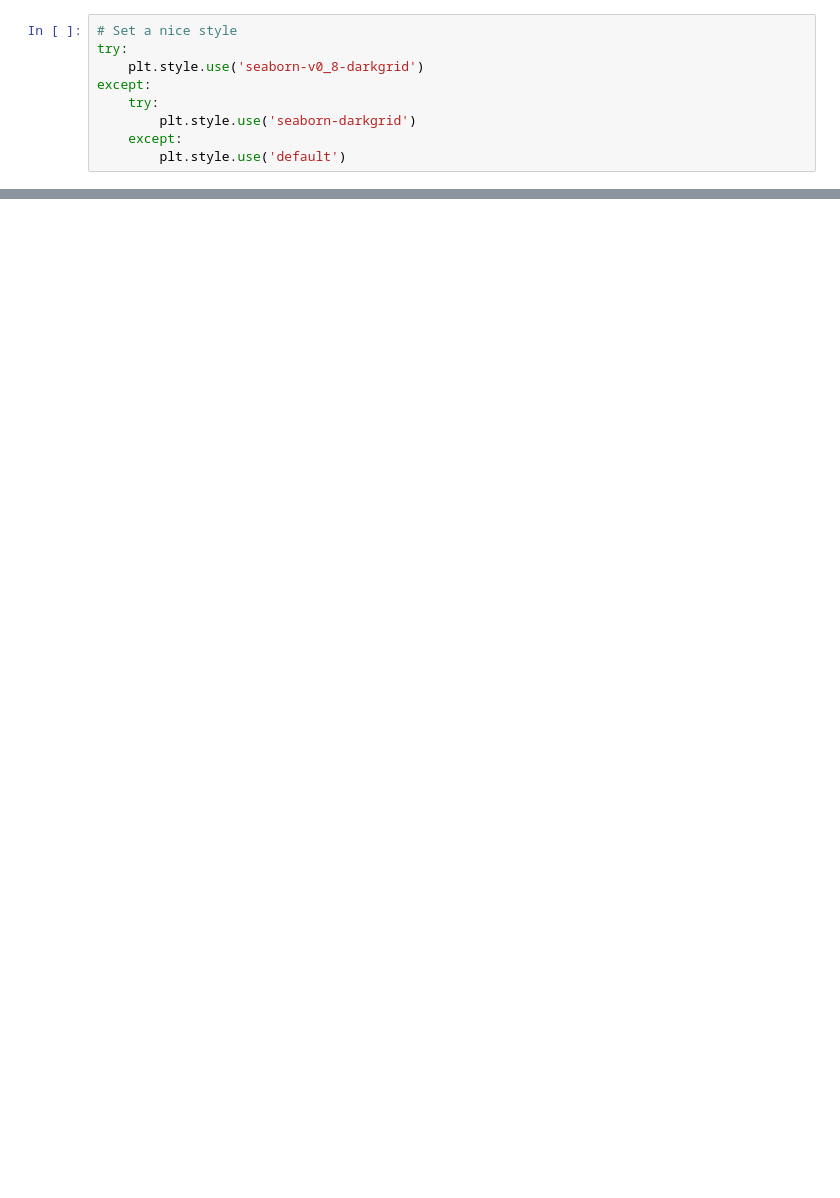
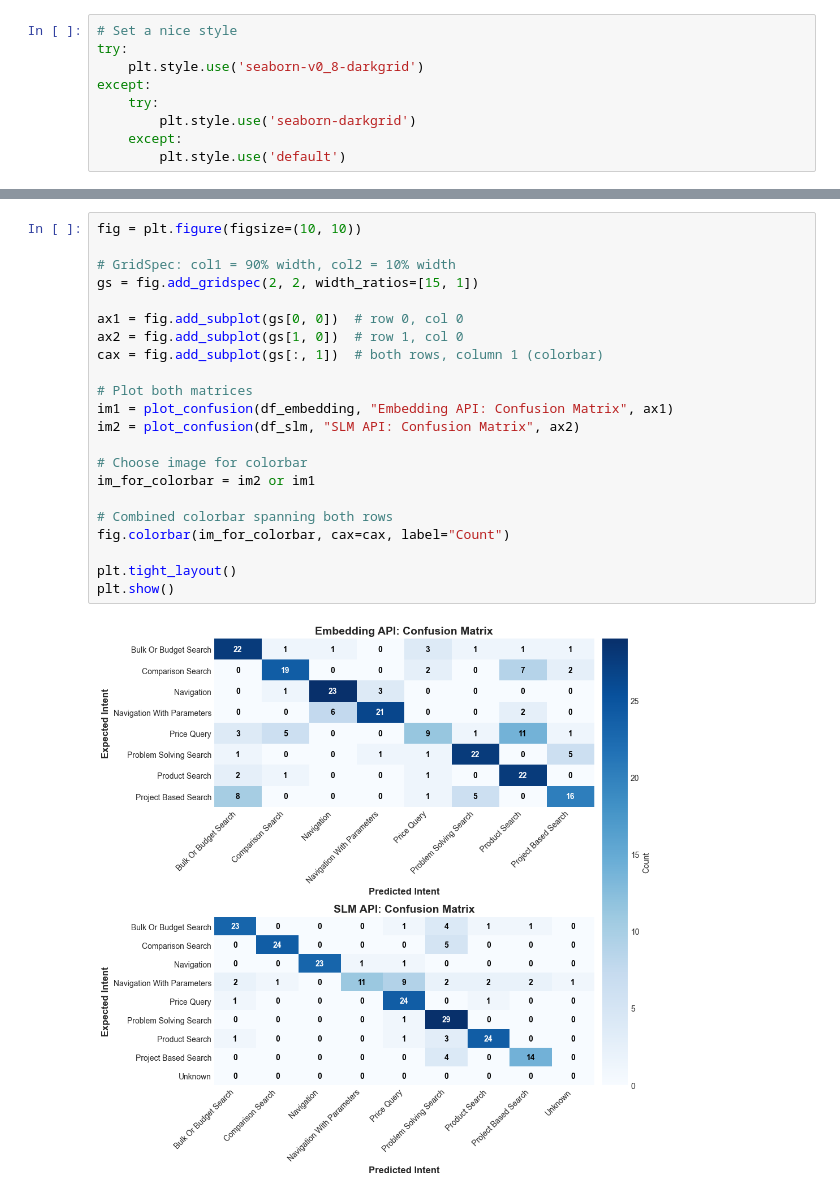
Before and after one commit to AshwinKTyagi/chat-optimizer, a Jupyter notebook: test_results_notebook.ipynb, the cells around one changed output, grey strips where cells are left out. Drawn from its saved outputs; the diff is of its cells as text; blank space fills up the shorter version.

```diff
--- a/test_results_notebook.ipynb
+++ b/test_results_notebook.ipynb
@@ -790,3 +842,27 @@ else:
+# %%
+fig = plt.figure(figsize=(10, 10))
+
+# GridSpec: col1 = 90% width, col2 = 10% width
+gs = fig.add_gridspec(2, 2, width_ratios=[15, 1])
+
+ax1 = fig.add_subplot(gs[0, 0])  # row 0, col 0
+ax2 = fig.add_subplot(gs[1, 0])  # row 1, col 0
+cax = fig.add_subplot(gs[:, 1])  # both rows, column 1 (colorbar)
+
+# Plot both matrices
+im1 = plot_confusion(df_embedding, "Embedding API: Confusion Matrix", ax1)
+im2 = plot_confusion(df_slm, "SLM API: Confusion Matrix", ax2)
+
+# Choose image for colorbar
+im_for_colorbar = im2 or im1
+
+# Combined colorbar spanning both rows
+fig.colorbar(im_for_colorbar, cax=cax, label="Count")
+
+plt.tight_layout()
+plt.show()
+# %% [output]
+[figure, added]
 # %%
 # Embedding model: per-intent stacked bars (percentages with counts)
 intent_stats = embedding_summary.get('accuracy_by_intent', {})
```
Also changed, not shown: parts of 25 cells of this notebook, 7 other files.
